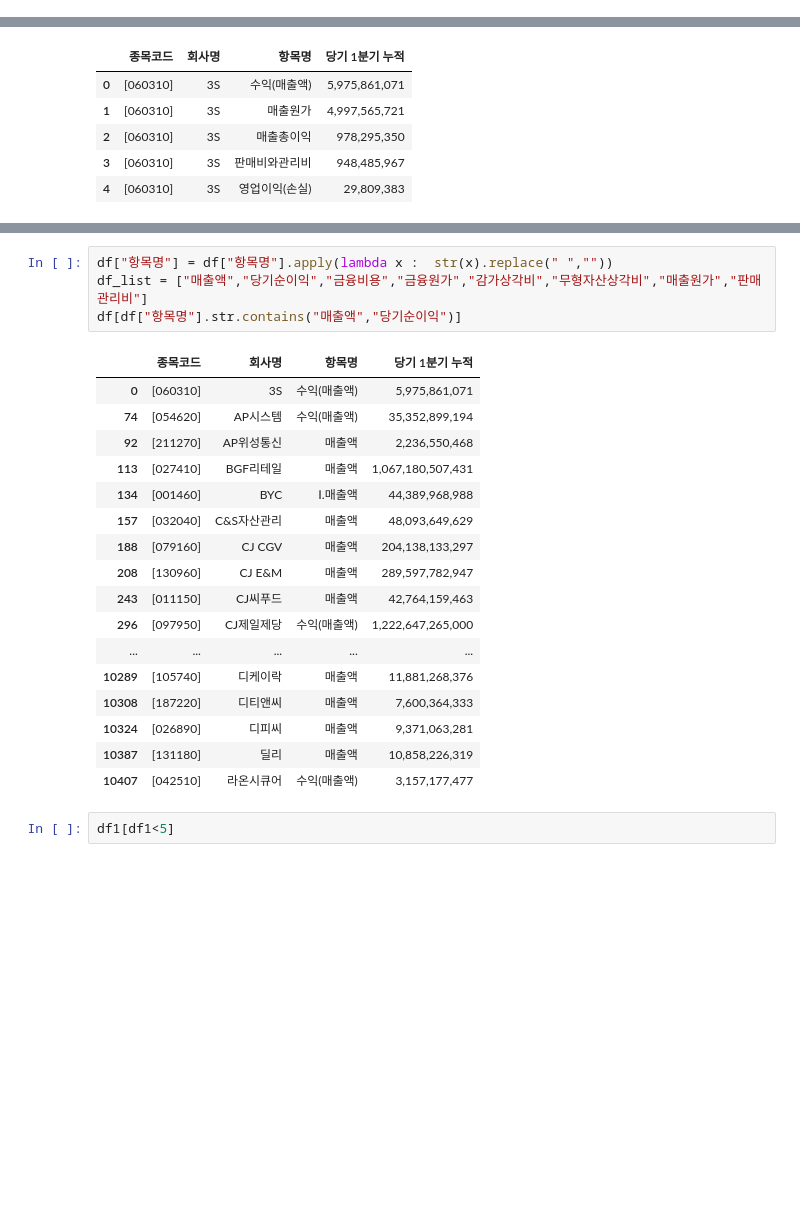
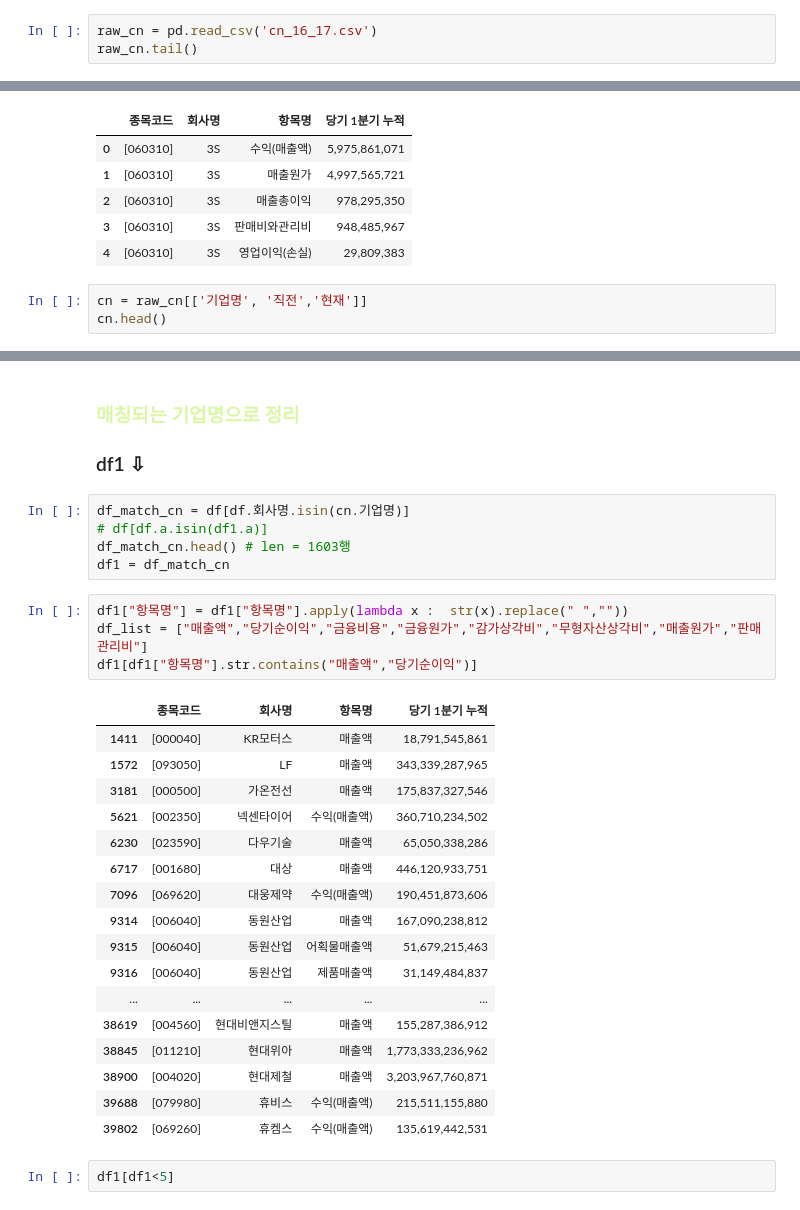
Before and after one commit to KIMS-Github/TIL_, a Jupyter notebook: regression_project/Regression_EDA.ipynb, the cells around one changed output, grey strips where cells are left out. Saved outputs shown, nothing was run; the diff lists cells and outputs as text; blank space fills up the shorter version.

```diff
--- a/regression_project/Regression_EDA.ipynb
+++ b/regression_project/Regression_EDA.ipynb
@@ -44,3 +44,6 @@ Data columns (total 18 columns):
  17  전전기         36320 non-null  object
 dtypes: int64(2), object(16)
 memory usage: 5.5+ MB
+# %%
+raw_cn = pd.read_csv('cn_16_17.csv')
+raw_cn.tail()
@@ -80,3 +90,6 @@ df.head()
 | 2 | [060310] | 3S | 매출총이익 | 978,295,350 |
 | 3 | [060310] | 3S | 판매비와관리비 | 948,485,967 |
 | 4 | [060310] | 3S | 영업이익(손실) | 29,809,383 |
+# %%
+cn = raw_cn[['기업명', '직전','현재']]
+cn.head()
@@ -83,25 +103,33 @@ df.head()
+# %% [markdown]
+### <font color = "#DAF7A5"> 매칭되는 기업명으로 정리
+### df1 ⇩
+# %%
+df_match_cn = df[df.회사명.isin(cn.기업명)]
+# df[df.a.isin(df1.a)]
+df_match_cn.head() # len = 1603행
+df1 = df_match_cn
 # %%
-df["항목명"] = df["항목명"].apply(lambda x :  str(x).replace(" ",""))
+df1["항목명"] = df1["항목명"].apply(lambda x :  str(x).replace(" ",""))
 df_list = ["매출액","당기순이익","금융비용","금융원가","감가상각비","무형자산상각비","매출원가","판매관리비"]
-df[df["항목명"].str.contains("매출액","당기순이익")]
+df1[df1["항목명"].str.contains("매출액","당기순이익")]
 # %% [output]
 |  | 종목코드 | 회사명 | 항목명 | 당기 1분기 누적 |
-| 0 | [060310] | 3S | 수익(매출액) | 5,975,861,071 |
-| 74 | [054620] | AP시스템 | 수익(매출액) | 35,352,899,194 |
-| 92 | [211270] | AP위성통신 | 매출액 | 2,236,550,468 |
-| 113 | [027410] | BGF리테일 | 매출액 | 1,067,180,507,431 |
-| 134 | [001460] | BYC | Ⅰ.매출액 | 44,389,968,988 |
-| 157 | [032040] | C&S자산관리 | 매출액 | 48,093,649,629 |
-| 188 | [079160] | CJ CGV | 매출액 | 204,138,133,297 |
-| 208 | [130960] | CJ E&M | 매출액 | 289,597,782,947 |
-| 243 | [011150] | CJ씨푸드 | 매출액 | 42,764,159,463 |
-| 296 | [097950] | CJ제일제당 | 수익(매출액) | 1,222,647,265,000 |
+| 1411 | [000040] | KR모터스 | 매출액 | 18,791,545,861 |
+| 1572 | [093050] | LF | 매출액 | 343,339,287,965 |
+| 3181 | [000500] | 가온전선 | 매출액 | 175,837,327,546 |
+| 5621 | [002350] | 넥센타이어 | 수익(매출액) | 360,710,234,502 |
+| 6230 | [023590] | 다우기술 | 매출액 | 65,050,338,286 |
+| 6717 | [001680] | 대상 | 매출액 | 446,120,933,751 |
+| 7096 | [069620] | 대웅제약 | 수익(매출액) | 190,451,873,606 |
+| 9314 | [006040] | 동원산업 | 매출액 | 167,090,238,812 |
+| 9315 | [006040] | 동원산업 | 어획물매출액 | 51,679,215,463 |
+| 9316 | [006040] | 동원산업 | 제품매출액 | 31,149,484,837 |
 | ... | ... | ... | ... | ... |
-| 10289 | [105740] | 디케이락 | 매출액 | 11,881,268,376 |
-| 10308 | [187220] | 디티앤씨 | 매출액 | 7,600,364,333 |
-| 10324 | [026890] | 디피씨 | 매출액 | 9,371,063,281 |
-| 10387 | [131180] | 딜리 | 매출액 | 10,858,226,319 |
-| 10407 | [042510] | 라온시큐어 | 수익(매출액) | 3,157,177,477 |
+| 38619 | [004560] | 현대비앤지스틸 | 매출액 | 155,287,386,912 |
+| 38845 | [011210] | 현대위아 | 매출액 | 1,773,333,236,962 |
+| 38900 | [004020] | 현대제철 | 매출액 | 3,203,967,760,871 |
+| 39688 | [079980] | 휴비스 | 수익(매출액) | 215,511,155,880 |
+| 39802 | [069260] | 휴켐스 | 수익(매출액) | 135,619,442,531 |
 # %%
 df1[df1<5]
 # %% [output]
```
Also changed, not shown: parts of 2 cells of this notebook, 1 other file.
